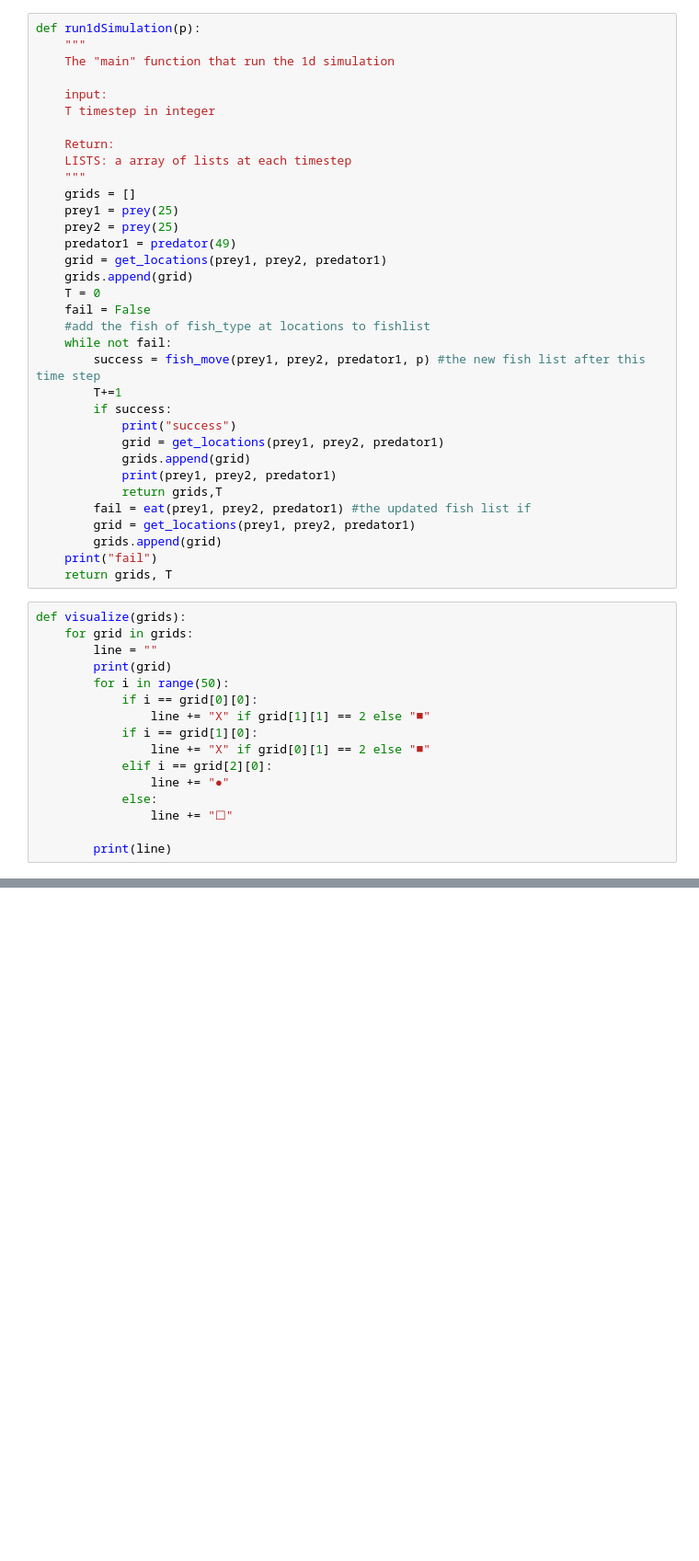
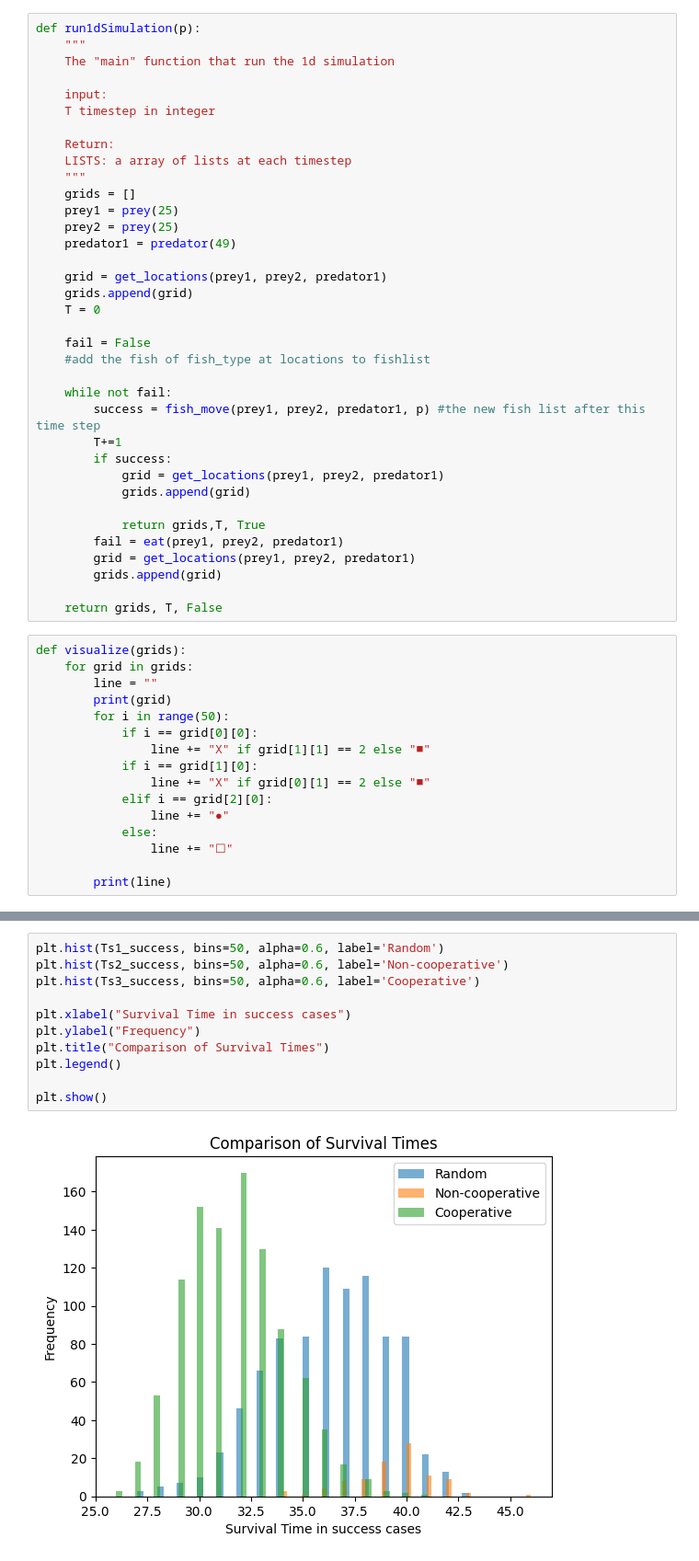
Before and after one commit to WillWangUIUC/PHYS246_FinalProject, a Jupyter notebook: Prisoner_Dilemma.ipynb, the cells around one changed output, grey strips where cells are left out. Shown at 92% size. Drawn from its saved outputs; the diff is of its cells as text; blank space fills up the shorter version.

```diff
--- a/Prisoner_Dilemma.ipynb
+++ b/Prisoner_Dilemma.ipynb
@@ -233,25 +236,27 @@ def run1dSimulation(p):
     prey1 = prey(25)
     prey2 = prey(25)
     predator1 = predator(49)
+
     grid = get_locations(prey1, prey2, predator1)
     grids.append(grid)
     T = 0
+
     fail = False
     #add the fish of fish_type at locations to fishlist
+
     while not fail:
         success = fish_move(prey1, prey2, predator1, p) #the new fish list after this time step
         T+=1
         if success:
-            print("success")
             grid = get_locations(prey1, prey2, predator1)
             grids.append(grid)
-            print(prey1, prey2, predator1)
-            return grids,T
-        fail = eat(prey1, prey2, predator1) #the updated fish list if
+
+            return grids,T, True
+        fail = eat(prey1, prey2, predator1)
         grid = get_locations(prey1, prey2, predator1)
         grids.append(grid)
-    print("fail")
-    return grids, T
+
+    return grids, T, False
 # %%
 def visualize(grids):
     for grid in grids:
@@ -292,0 +325,13 @@ prey(
+# %%
+plt.hist(Ts1_success, bins=50, alpha=0.6, label='Random')
+plt.hist(Ts2_success, bins=50, alpha=0.6, label='Non-cooperative')
+plt.hist(Ts3_success, bins=50, alpha=0.6, label='Cooperative')
+
+plt.xlabel("Survival Time in success cases")
+plt.ylabel("Frequency")
+plt.title("Comparison of Survival Times")
+plt.legend()
+
+plt.show()
+# %% [output]
+[figure, added]
```
Also changed, not shown: parts of 16 cells of this notebook.
